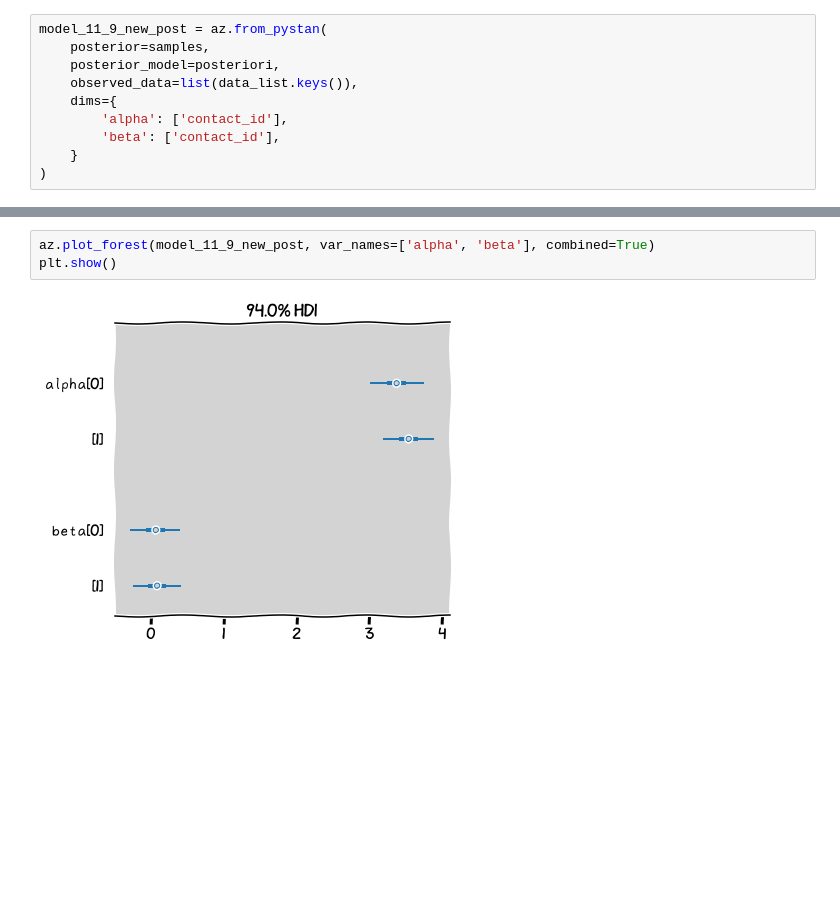
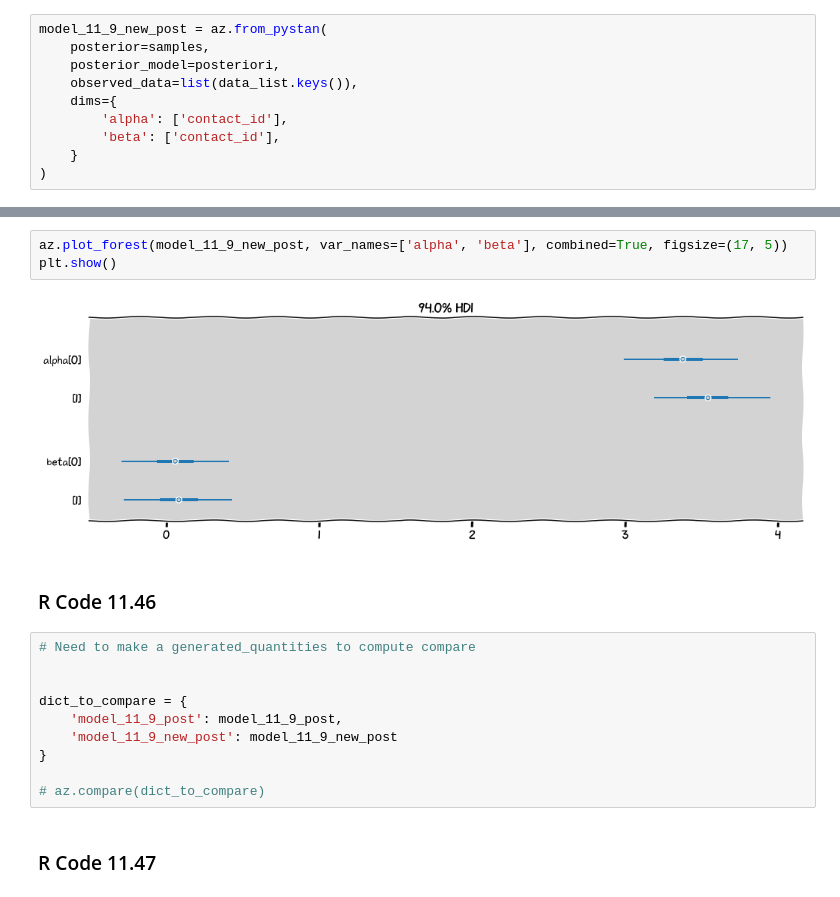
Before and after one commit to rodolphomacedo/statistical_rethinking_pt_BR, a Jupyter notebook: parte_11.ipynb, the cells around one changed output, grey strips where cells are left out. Saved outputs shown, nothing was run; the diff lists cells and outputs as text; blank space fills up the shorter version.

```diff
--- a/parte_11.ipynb
+++ b/parte_11.ipynb
@@ -2151,5 +1927,19 @@ az.summary(model_11_9_new_post)
 # %%
-az.plot_forest(model_11_9_new_post, var_names=['alpha', 'beta'], combined=True)
+az.plot_forest(model_11_9_new_post, var_names=['alpha', 'beta'], combined=True, figsize=(17, 5))
 plt.show()
 # %% [output]
-[figure, old version]
+[figure, new version]
+# %% [markdown]
+### R Code 11.46
+# %%
+# Need to make a generated_quantities to compute compare
+
+
+dict_to_compare = {
+    'model_11_9_post': model_11_9_post,
+    'model_11_9_new_post': model_11_9_new_post
+}
+
+# az.compare(dict_to_compare)
+# %% [markdown]
+### R Code 11.47
```
Also changed, not shown: parts of 64 cells of this notebook, 1 other file.
